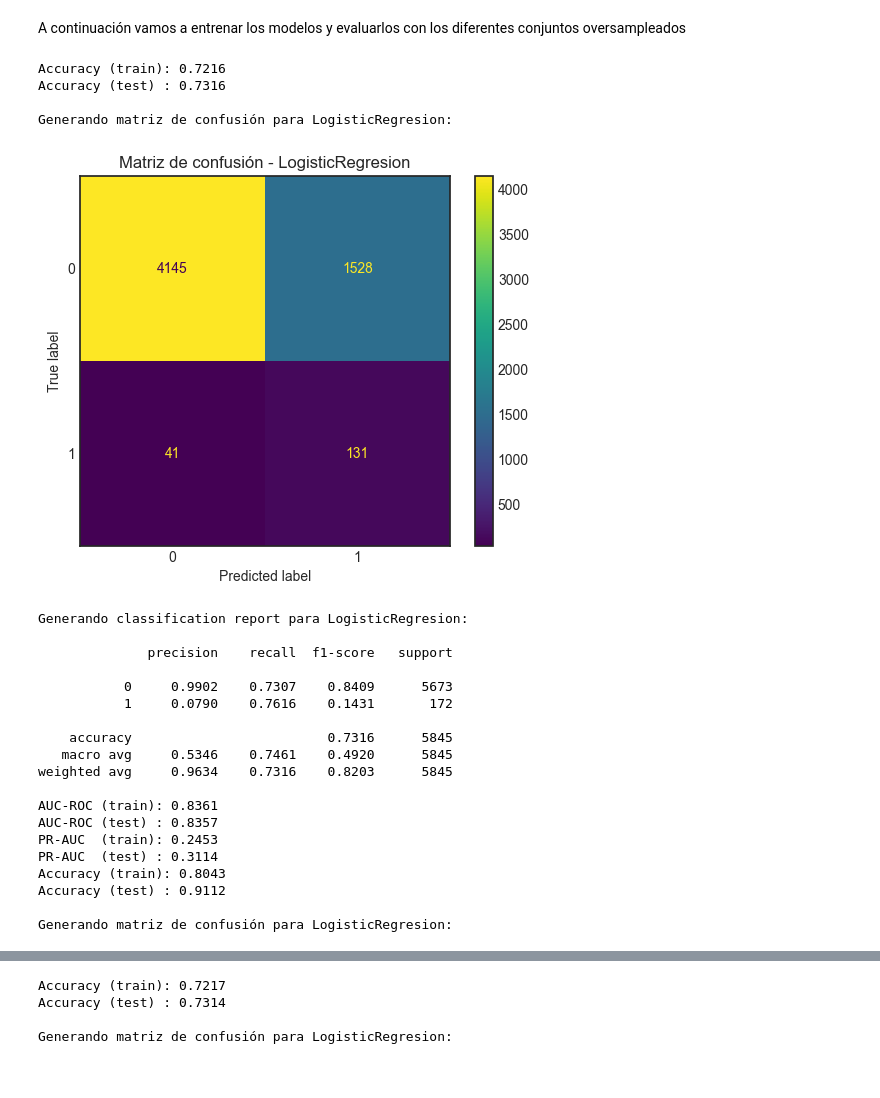
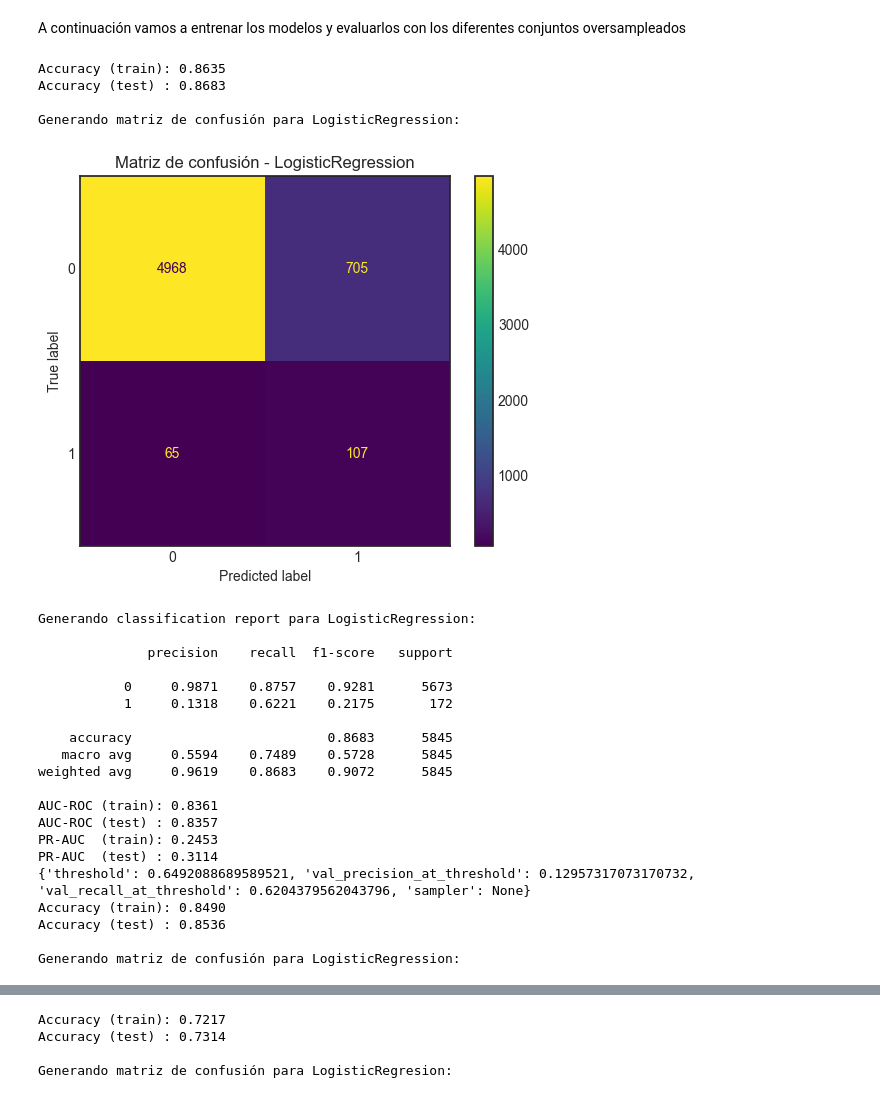
Before and after one commit to jenrari/lapse_prediction_models, a Jupyter notebook: notebooks/Model_analisys.ipynb, the cells around one changed output, grey strips where cells are left out. Cells and saved outputs as stored; diff of their text form; code cells hidden in the pictures.

Commit message:
antes de borrar run model and evaluate reg log

```diff
--- a/notebooks/Model_analisys.ipynb
+++ b/notebooks/Model_analisys.ipynb
@@ -176,54 +176,63 @@ TSNE            TSNE1      TSNE2
 # %% [markdown]
 A continuación vamos a entrenar los modelos y evaluarlos con los diferentes conjuntos oversampleados
 # %%
-from src.model_utils.mod_evaluation import run_model_and_evaluate_reg_log
+from src.model_utils.mod_evaluation import run_model_and_evaluate_reg_log, run_model_and_evaluate_reg_log2
 import matplotlib.pyplot as plt
 plt.style.use('seaborn-v0_8-white')
 
 
-rf_metrics, roc_auc_dict, fp_id, fn_id = run_model_and_evaluate_reg_log(
-    X_train, y_train, X_test, y_test, 'lbfgs', "balanced")
+rf_metrics, roc_auc_dict, fp_id, fn_id, extra = run_model_and_evaluate_reg_log2(
+    X_train, y_train, X_test, y_test, 'lbfgs', None, None, 'balanced'
+)
+print(extra)
 
-rf_metrics, roc_auc_dict, fp_id, fn_id = run_model_and_evaluate_reg_log( X_train_ro, y_train_ro, X_test, y_test
+rf_metrics, roc_auc_dict, fp_id, fn_id, extra = run_model_and_evaluate_reg_log2(
+    X_train, y_train, X_test, y_test, 'lbfgs', 'ro'
 )
+print(extra)
 
-rf_metrics, roc_auc_dict, fp_id, fn_id = run_model_and_evaluate_reg_log( X_train_sm, y_train_sm,
-    X_test, y_test
+rf_metrics, roc_auc_dict, fp_id, fn_id, extra = run_model_and_evaluate_reg_log2(
+    X_train, y_train, X_test, y_test, 'lbfgs', 'smote'
 )
+print(extra)
 
-rf_metrics, roc_auc_dict, fp_id, fn_id = run_model_and_evaluate_reg_log(X_train_adasyn, y_train_adasyn,
-    X_test, y_test
+rf_metrics, roc_auc_dict, fp_id, fn_id, extra = run_model_and_evaluate_reg_log2(
+    X_train, y_train, X_test, y_test, 'lbfgs', 'b_smote'
 )
+print(extra)
 
-rf_metrics, roc_auc_dict, fp_id, fn_id = run_model_and_evaluate_reg_log(X_train_bsm, y_train_bsm,
-    X_test, y_test
+rf_metrics, roc_auc_dict, fp_id, fn_id, extra = run_model_and_evaluate_reg_log2(
+    X_train, y_train, X_test, y_test, 'lbfgs', 'svm_smote'
 )
+print(extra)
 
-rf_metrics, roc_auc_dict, fp_id, fn_id= run_model_and_evaluate_reg_log(X_train_svmsm, y_train_svmsm,
-    X_test, y_test
+rf_metrics, roc_auc_dict, fp_id, fn_id, extra = run_model_and_evaluate_reg_log2(
+    X_train, y_train, X_test, y_test, 'lbfgs', 'adasyn'
 )
+print(extra)
 # %% [output]
-Accuracy (train): 0.7216
-Accuracy (test) : 0.7316
+Accuracy (train): 0.8635
+Accuracy (test) : 0.8683
 
-Generando matriz de confusión para LogisticRegresion:
+Generando matriz de confusión para LogisticRegression:
-[figure, old version]
+[figure, new version]
-Generando classification report para LogisticRegresion:
+Generando classification report para LogisticRegression:
 
               precision    recall  f1-score   support
 
-           0     0.9902    0.7307    0.8409      5673
-           1     0.0790    0.7616    0.1431       172
+           0     0.9871    0.8757    0.9281      5673
+           1     0.1318    0.6221    0.2175       172
 
-    accuracy                         0.7316      5845
-   macro avg     0.5346    0.7461    0.4920      5845
-weighted avg     0.9634    0.7316    0.8203      5845
+    accuracy                         0.8683      5845
+   macro avg     0.5594    0.7489    0.5728      5845
+weighted avg     0.9619    0.8683    0.9072      5845
 
 AUC-ROC (train): 0.8361
 AUC-ROC (test) : 0.8357
 PR-AUC  (train): 0.2453
 PR-AUC  (test) : 0.3114
-Accuracy (train): 0.8043
-Accuracy (test) : 0.9112
+{'threshold': 0.6492088689589521, 'val_precision_at_threshold': 0.12957317073170732, 'val_recall_at_threshold': 0.6204379562043796, 'sampler': None}
+Accuracy (train): 0.8490
+Accuracy (test) : 0.8536
 
-Generando matriz de confusión para LogisticRegresion:
+Generando matriz de confusión para LogisticRegression:
```
Also changed, not shown: parts of 3 cells of this notebook, 1 other file.
